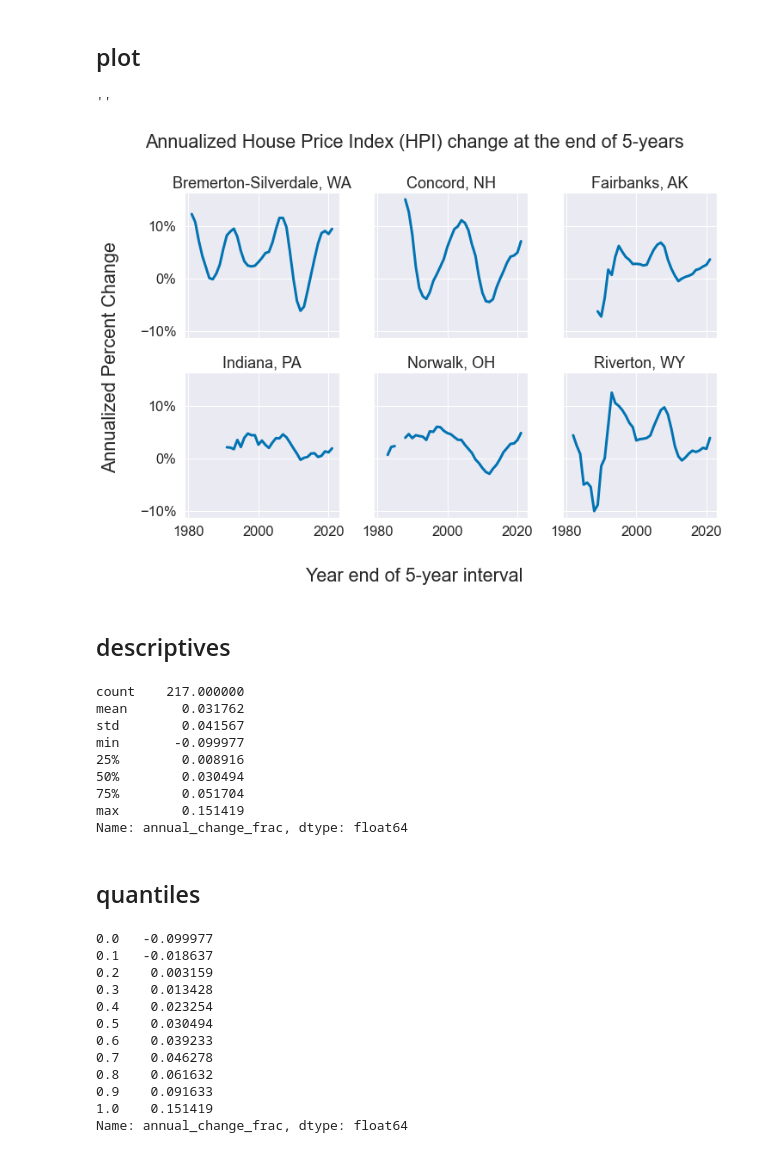
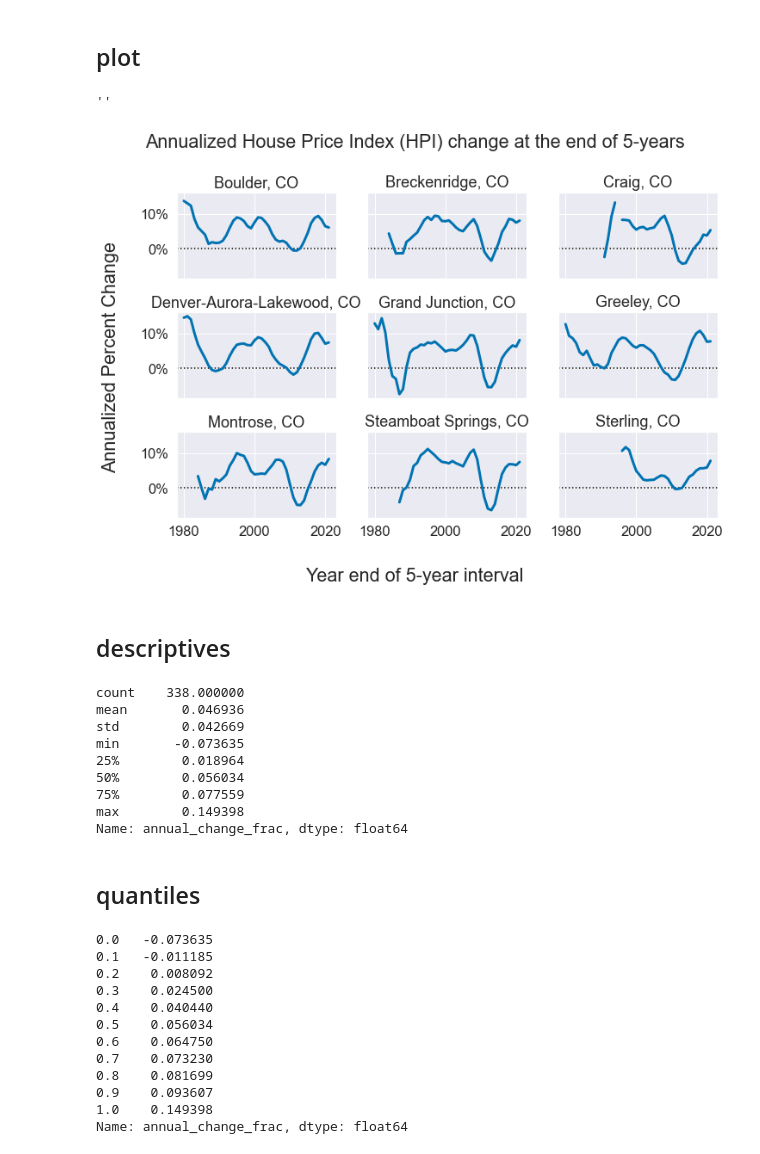
Before and after one commit to nmmichalak/hpi-analysis, a Jupyter notebook: 20220907_hpi_analysis.ipynb, the cells around one changed output. Saved outputs shown, nothing was run; the diff lists cells and outputs as text; code cells hidden in the pictures.

Commit message:
increased number of cbsas in data and plot 9

```diff
--- a/20220907_hpi_analysis.ipynb
+++ b/20220907_hpi_analysis.ipynb
@@ -57,7 +57,7 @@ interval_length = 5
 # container
 hpi_change_x_year = {"cbsa_name": [], "year_start": [], "year_end": [], "hpi_start": [], "hpi_end": [], "change_frac": [], "annual_change_frac": []}
 
-for cbsa_name_i in tqdm.tqdm(hpi["name"].drop_duplicates().sample(6, replace = False)):
+for cbsa_name_i in tqdm.tqdm(hpi.dropna(subset = "name").query("name.str.contains(', CO')", engine = "python")["name"].drop_duplicates().sample(9, replace = False)):
     for year_start_i in sorted(hpi.query(f"name == '{cbsa_name_i}'")["year"].unique()):
         # year end
         year_end_i = year_start_i + interval_length
@@ -114,65 +114,68 @@ hpi_change_x_year
 ## plot
 # %%
 # figure and axes
-fig, axes = plt.subplots(nrows = 2, ncols = 3, figsize = (10.5, 7.5), sharex = True, sharey = True)
+fig, axes = plt.subplots(nrows = 3, ncols = 3, figsize = (10.5, 7.5), sharex = True, sharey = True)
 
 # flatten axes
 axes = axes.flatten()
 
 # index
 i = 0
 
 for cbsa_name_i, data_i in hpi_change_x_year.groupby(["cbsa_name"]):
-    # scatterplot
+    # reference line
+    axes[i].axhline(0, linestyle = "dotted", color = "black")
+
+    # line plot
     axes[i].plot(data_i["year_end"], data_i["annual_change_frac"], linewidth = 3)
 
     # axes format
     axes[i].yaxis.set_major_formatter(mpl.ticker.PercentFormatter(xmax = 1, decimals = 0))
 
     # titles
     axes[i].set(title = f"{cbsa_name_i}")
 
     # increase index
     i += 1
 
 fig.supxlabel(f"Year end of {interval_length}-year interval")
 fig.supylabel("Annualized Percent Change")
 fig.suptitle(f"Annualized House Price Index (HPI) change at the end of {interval_length}-years")
 
 # tighten layout
 fig.tight_layout()
 ;
 # %% [output]
 ''
-[figure, old version]
+[figure, new version]
 # %% [markdown]
 ## descriptives
 # %%
 hpi_change_x_year["annual_change_frac"].describe()
 # %% [output]
-count    217.000000
-mean       0.031762
-std        0.041567
-min       -0.099977
-25%        0.008916
-50%        0.030494
-75%        0.051704
-max        0.151419
+count    338.000000
+mean       0.046936
+std        0.042669
+min       -0.073635
+25%        0.018964
+50%        0.056034
+75%        0.077559
+max        0.149398
 Name: annual_change_frac, dtype: float64
 # %% [markdown]
 ## quantiles
 # %%
 hpi_change_x_year["annual_change_frac"].quantile(np.arange(0, 1.1, 0.1))
 # %% [output]
-0.0   -0.099977
-0.1   -0.018637
-0.2    0.003159
-0.3    0.013428
-0.4    0.023254
-0.5    0.030494
-0.6    0.039233
-0.7    0.046278
-0.8    0.061632
-0.9    0.091633
-1.0    0.151419
+0.0   -0.073635
+0.1   -0.011185
+0.2    0.008092
+0.3    0.024500
+0.4    0.040440
+0.5    0.056034
+0.6    0.064750
+0.7    0.073230
+0.8    0.081699
+0.9    0.093607
+1.0    0.149398
 Name: annual_change_frac, dtype: float64
```
Also changed, not shown: parts of 1 cell of this notebook.
